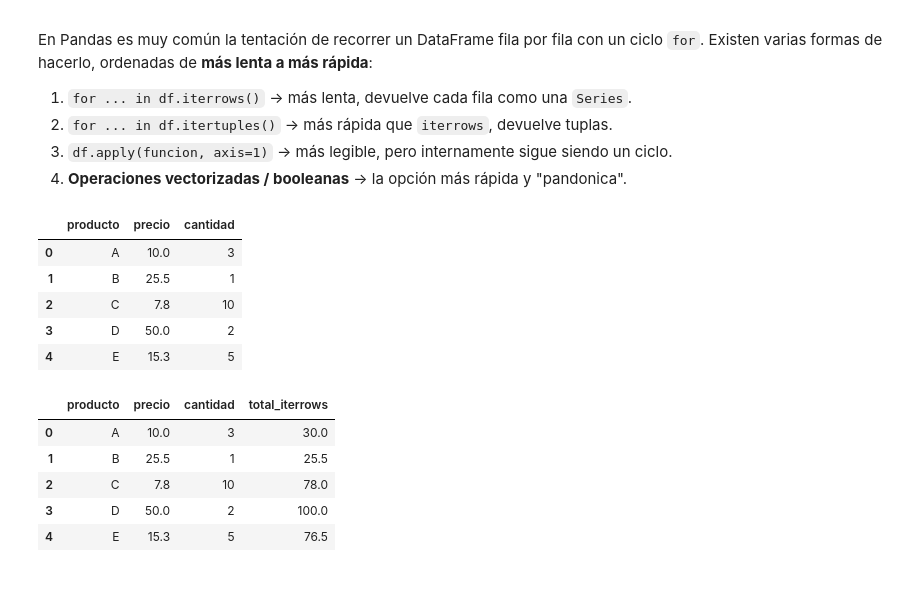
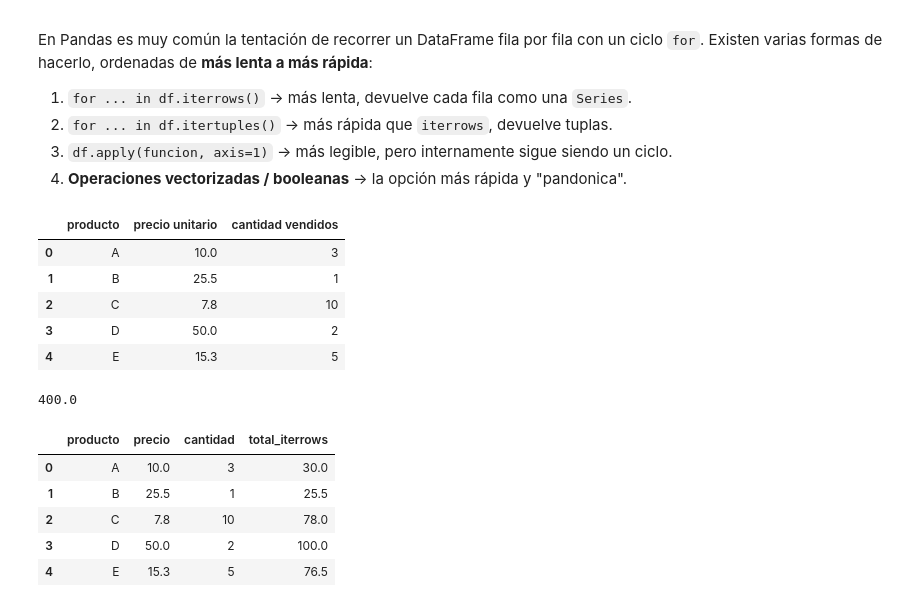
Before and after one commit to marco-canas/fundamentos_de_programacion, a Jupyter notebook: 2_clases/unidad2/capitulo_5_for_while_numpy_pandas.ipynb, the cells around one changed output. Drawn from its saved outputs; the diff is of its cells as text; code cells hidden in the pictures.

```diff
--- a/2_clases/unidad2/capitulo_5_for_while_numpy_pandas.ipynb
+++ b/2_clases/unidad2/capitulo_5_for_while_numpy_pandas.ipynb
@@ -228,18 +289,24 @@ En Pandas es muy común la tentación de recorrer un DataFrame fila por fila con
 4. **Operaciones vectorizadas / booleanas** → la opción más rápida y "pandonica".
 # %%
 # Creamos un DataFrame de ejemplo: ventas de una tienda
-df = pd.DataFrame({
+import pandas as pd
+diccionario = {
     "producto": ["A", "B", "C", "D", "E"],
-    "precio": [10.0, 25.5, 7.8, 50.0, 15.3],
-    "cantidad": [3, 1, 10, 2, 5]
-})
+    "precio unitario": [10.0, 25.5, 7.8, 50.0, 15.3],
+    "cantidad vendidos": [3, 1, 10, 2, 5]
+}
+df = pd.DataFrame(diccionario)
 df
 # %% [output]
-|  | producto | precio | cantidad |
+|  | producto | precio unitario | cantidad vendidos |
 | 0 | A | 10.0 | 3 |
 | 1 | B | 25.5 | 1 |
 | 2 | C | 7.8 | 10 |
 | 3 | D | 50.0 | 2 |
 | 4 | E | 15.3 | 5 |
+# %%
+0.4/0.001
+# %% [output]
+400.0
 # %%
 # Opción 1 (lenta): iterrows()
```
Also changed, not shown: parts of 14 cells of this notebook, 1 other file.
